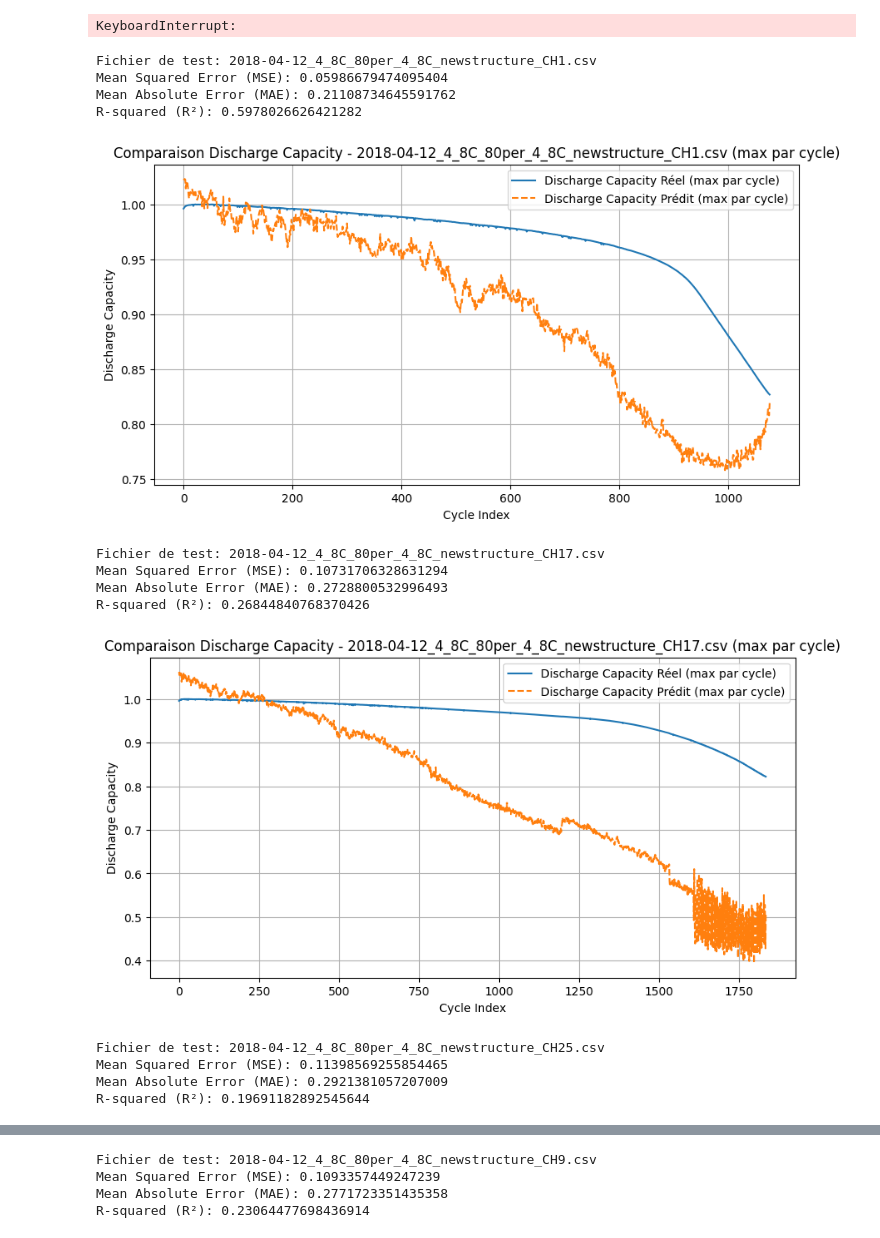
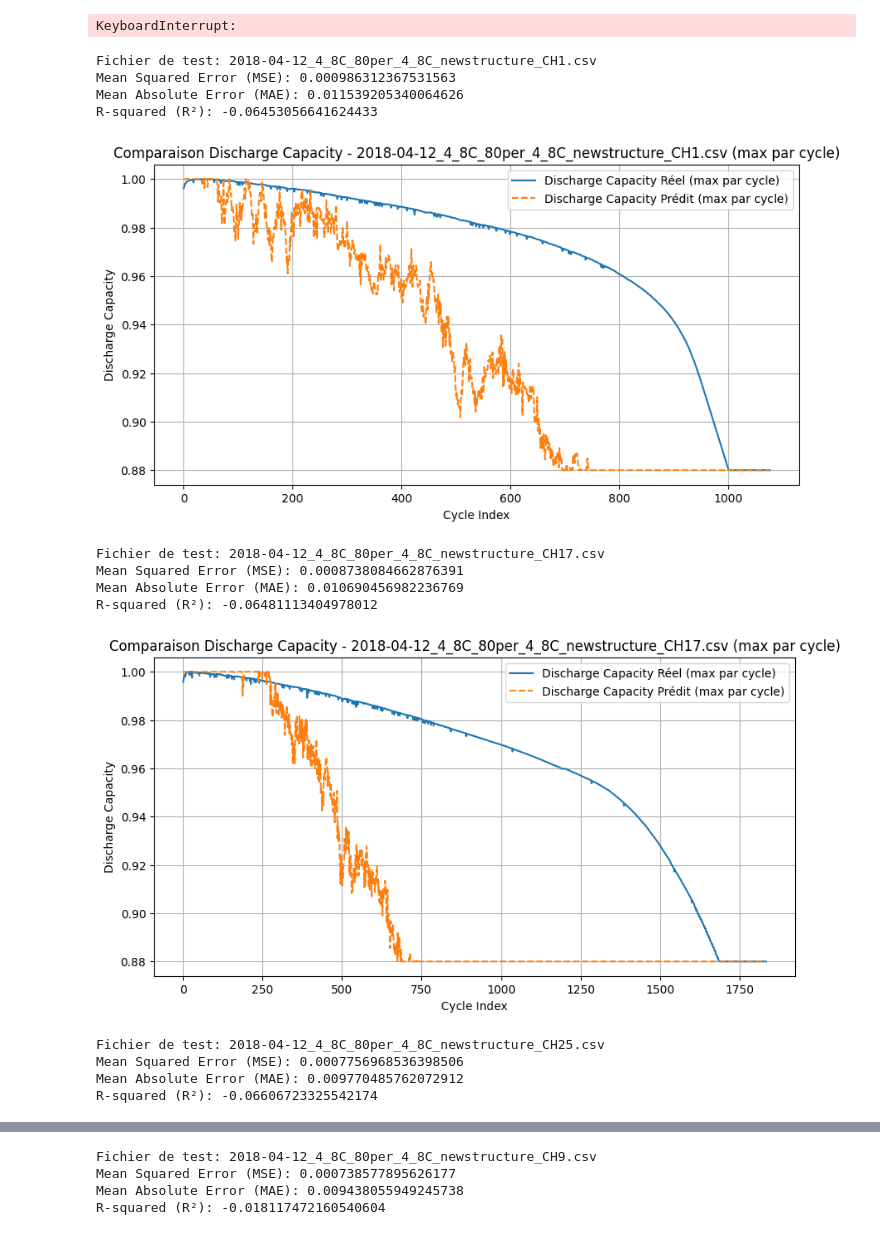
Before and after one commit to SalimMabed/PHM-Batteries, a Jupyter notebook: first_modele.ipynb, the cells around one changed output, grey strips where cells are left out. Drawn from its saved outputs; the diff is of its cells as text; code cells hidden in the pictures.

```diff
--- a/first_modele.ipynb
+++ b/first_modele.ipynb
@@ -615,9 +615,7 @@ import pandas as pd
 from sklearn.linear_model import LinearRegression
 from sklearn.metrics import mean_squared_error, mean_absolute_error, r2_score
 import matplotlib.pyplot as plt
-from filterpy.kalman import KalmanFilter
 import numpy as np
-from tqdm import tqdm  # Import de tqdm pour la barre de progression
 
 # Chemin vers le répertoire contenant les fichiers CSV
 data_path = r'C:\\Users\\pc\\Desktop\\data\\all batchs'
@@ -629,39 +627,22 @@ csv_files = [f for f in os.listdir(data_path) if f.endswith('.csv')]
 train_files = csv_files[:12]  # Les 12 premiers fichiers pour l'entraînement
 test_files = csv_files[12:]   # Les 5 derniers fichiers pour le test
 
-# Fonction pour appliquer un filtre de Kalman
-def apply_kalman_filter(data):
-    kf = KalmanFilter(dim_x=1, dim_z=1)
-    kf.x = np.array([[0.]])       # position initiale
-    kf.F = np.array([[1.]])       # modèle de transition d'état
-    kf.H = np.array([[1.]])       # matrice d'observation
-    kf.P *= 1000.                 # covariance initiale de l'estimation
-    kf.R = 5                      # covariance du bruit de mesure
-    kf.Q = 0.1                    # covariance du bruit du processus
-
-    smoothed_data = []
-    for z in data:
-        kf.predict()
-        kf.update(z)
-        smoothed_data.append(kf.x[0][0])
-    return np.array(smoothed_data)
-
 # Initialiser les ensembles de données d'entraînement
 X_train_total = []
 y_train_total = []
 
-# Préparer les données d'entraînement avec une barre de progression
-for csv_file in tqdm(train_files, desc="Préparation des fichiers d'entraînement"):
+# Préparer les données d'entraînement
+for csv_file in train_files:
     file_path = os.path.join(data_path, csv_file)
     df = pd.read_csv(file_path)
     X = df.drop(columns=['Discharge_Capacity'])
     y = df['Discharge_Capacity']
 
-    # Appliquer le filtre de Kalman sur la colonne 'Discharge_Capacity'
-    y_smoothed = apply_kalman_filter(y)
+    # Appliquer les contraintes sur y
+    #y = np.clip(y, 0.88, 1)
 
     X_train_total.append(X)
-    y_train_total.append(pd.Series(y_smoothed))
+    y_train_total.append(y)
 
 # Concaténer les données d'entraînement
 X_train = pd.concat(X_train_total, axis=0)
@@ -671,62 +652,65 @@ y_train = pd.concat(y_train_total, axis=0)
 model_lr = LinearRegression()
 model_lr.fit(X_train, y_train)
 
-# Tester le modèle sur chaque fichier de test avec une barre de progression
-for csv_file in tqdm(test_files, desc="Test des fichiers"):
+# Tester le modèle sur chaque fichier de test
+for csv_file in test_files:
     file_path = os.path.join(data_path, csv_file)
     df = pd.read_csv(file_path)
     X_test = df.drop(columns=['Discharge_Capacity'])
     y_test = df['Discharge_Capacity']
 
-    # Appliquer le filtre de Kalman sur les données de test
-    y_test_smoothed = apply_kalman_filter(y_test)
+    # Appliquer les contraintes sur y_test
+    y_test = np.clip(y_test, 0.88, 1)
 
     # Faire des prédictions
     lr_pred = model_lr.predict(X_test)
 
-    # Convertir y_test_smoothed en DataFrame pour aligner les indices
-    y_test_df = pd.DataFrame(y_test_smoothed).reset_index(drop=True)
+    # Appliquer les contraintes sur les prédictions
+    lr_pred = np.clip(lr_pred, 0.88, 1)
+
+    # Convertir y_test en DataFrame pour aligner les indices
+    y_test_df = pd.DataFrame(y_test).reset_index(drop=True)
 
     # Calculer les métriques
     mse = mean_squared_error(y_test_df, lr_pred)
     mae = mean_absolute_error(y_test_df, lr_pred)
     r2 = r2_score(y_test_df, lr_pred)
 
     # Afficher les résultats
-    print(f"\nFichier de test: {csv_file}")
+    print(f"Fichier de test: {csv_file}")
     print(f"Mean Squared Error (MSE): {mse}")
     print(f"Mean Absolute Error (MAE): {mae}")
     print(f"R-squared (R²): {r2}")
 
     # Extraire le Cycle_Index
     cycle_index = df['Cycle_Index']
 
     # Prendre le maximum des prédictions et des valeurs réelles par cycle
     lr_pred_max_per_cycle = pd.Series(lr_pred).groupby(cycle_index).max()
-    y_test_max_per_cycle = pd.Series(y_test_smoothed).groupby(cycle_index).max()
+    y_test_max_per_cycle = y_test.groupby(cycle_index).max()
 
     # Tracer le graphique pour comparer les valeurs réelles et prédites
     plt.figure(figsize=(10, 5))
     plt.plot(y_test_max_per_cycle, label='Discharge Capacity Réel (max par cycle)')
     plt.plot(lr_pred_max_per_cycle, label='Discharge Capacity Prédit (max par cycle)', linestyle='--')
     plt.xlabel('Cycle Index')
     plt.ylabel('Discharge Capacity')
     plt.title(f'Comparaison Discharge Capacity - {csv_file} (max par cycle)')
     plt.legend()
     plt.grid(True)
     plt.show()
 # %% [output]
 Fichier de test: 2018-04-12_4_8C_80per_4_8C_newstructure_CH1.csv
-Mean Squared Error (MSE): 0.05986679474095404
-Mean Absolute Error (MAE): 0.21108734645591762
-R-squared (R²): 0.5978026626421282
+Mean Squared Error (MSE): 0.000986312367531563
+Mean Absolute Error (MAE): 0.011539205340064626
+R-squared (R²): -0.06453056641624433
-[figure, old version]
+[figure, new version]
 Fichier de test: 2018-04-12_4_8C_80per_4_8C_newstructure_CH17.csv
-Mean Squared Error (MSE): 0.10731706328631294
-Mean Absolute Error (MAE): 0.2728800532996493
-R-squared (R²): 0.26844840768370426
+Mean Squared Error (MSE): 0.0008738084662876391
+Mean Absolute Error (MAE): 0.010690456982236769
+R-squared (R²): -0.06481113404978012
-[figure, old version]
+[figure, new version]
 Fichier de test: 2018-04-12_4_8C_80per_4_8C_newstructure_CH25.csv
-Mean Squared Error (MSE): 0.11398569255854465
-Mean Absolute Error (MAE): 0.2921381057207009
-R-squared (R²): 0.19691182892545644
+Mean Squared Error (MSE): 0.0007756968536398506
+Mean Absolute Error (MAE): 0.009770485762072912
+R-squared (R²): -0.06606723325542174
@@ -734,4 +718,4 @@ R-squared (R²): 0.19691182892545644
 Fichier de test: 2018-04-12_4_8C_80per_4_8C_newstructure_CH9.csv
-Mean Squared Error (MSE): 0.1093357449247239
-Mean Absolute Error (MAE): 0.2771723351435358
-R-squared (R²): 0.23064477698436914
+Mean Squared Error (MSE): 0.000738577895626177
+Mean Absolute Error (MAE): 0.009438055949245738
+R-squared (R²): -0.018117472160540604
```
Also changed, not shown: parts of 1 cell of this notebook.
